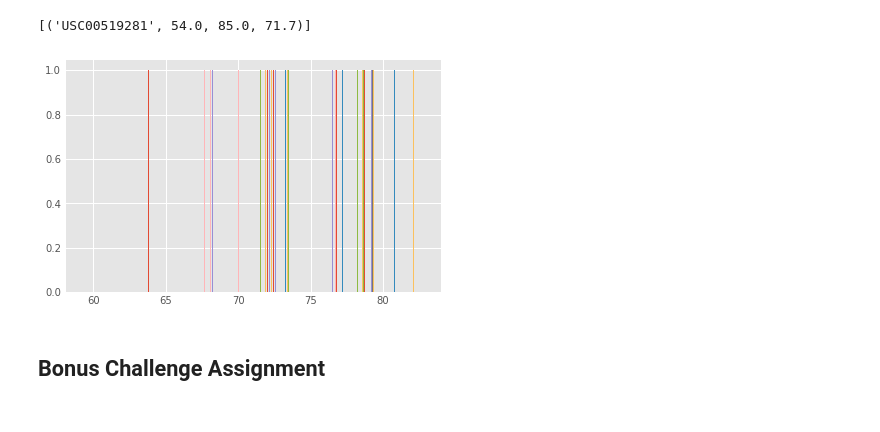
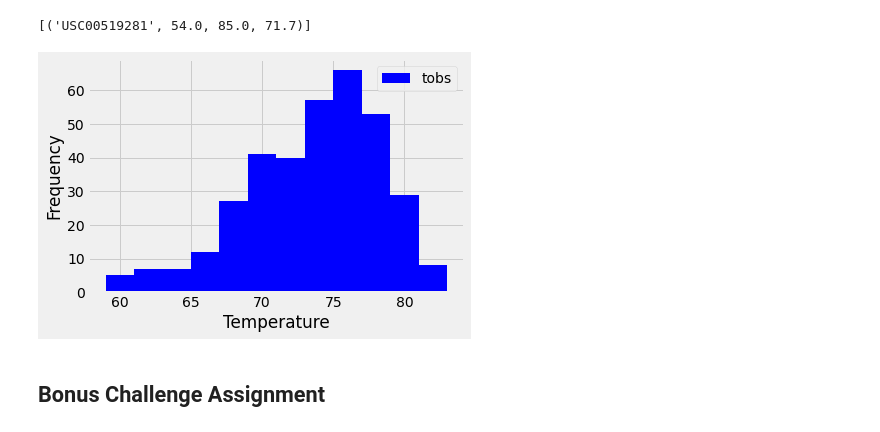
Before and after one commit to patrickfspring/Climate-Study-with-SQLAlchemy-and-Flask-API, a Jupyter notebook: Analysis/climate_starter.ipynb, the cells around one changed output. Cells and saved outputs as stored; diff of their text form; code cells hidden in the pictures.

```diff
--- a/Analysis/climate_starter.ipynb
+++ b/Analysis/climate_starter.ipynb
@@ -174,27 +168,31 @@ results.all()
 # %%
 # Choose the station with the highest number of temperature observations.
 # Query the last 12 months of temperature observation data for this station and plot the results as a histogram
 #results = session.query(Measurement.station, func.count(Measurement.tobs)).\
 #    group_by(Measurement.station).\
 #    order_by((func.count(Measurement.tobs)).desc()).first()
 
 #results
 
 results = session.query(Measurement.tobs).\
      filter(Measurement.station == 'USC00519281').\
      filter(Measurement.date > '2016-08-22').\
      order_by((Measurement.date).asc()).all()
 
-results
-
-length = 12
+#results
+results = [id for id, in results]
+#results
 
 # show the histogram
-# plt.style.use('ggplot')
-plt.hist(results, bins=length)
+fig, ax1 = plt.subplots()
+#plt.title('12 months of Temperature Observations')
+plt.xlabel('Temperature')
+plt.ylabel('Frequency')
+plt.hist(results, bins=12, rwidth=1.0, color="blue")
+plt.legend(['tobs'], loc='upper right')
 plt.show()
 # %% [output]
-[figure, old version]
+[figure, new version]
 # %% [markdown]
 ## Bonus Challenge Assignment
 # %%
```
Also changed, not shown: parts of 4 cells of this notebook.
